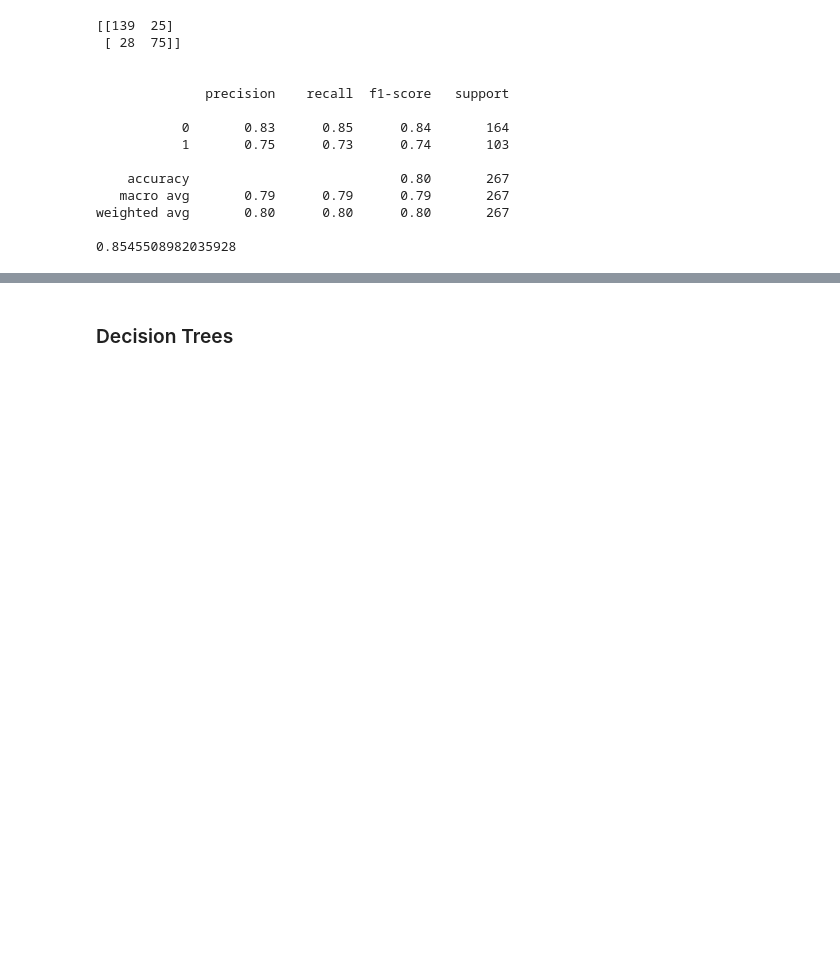
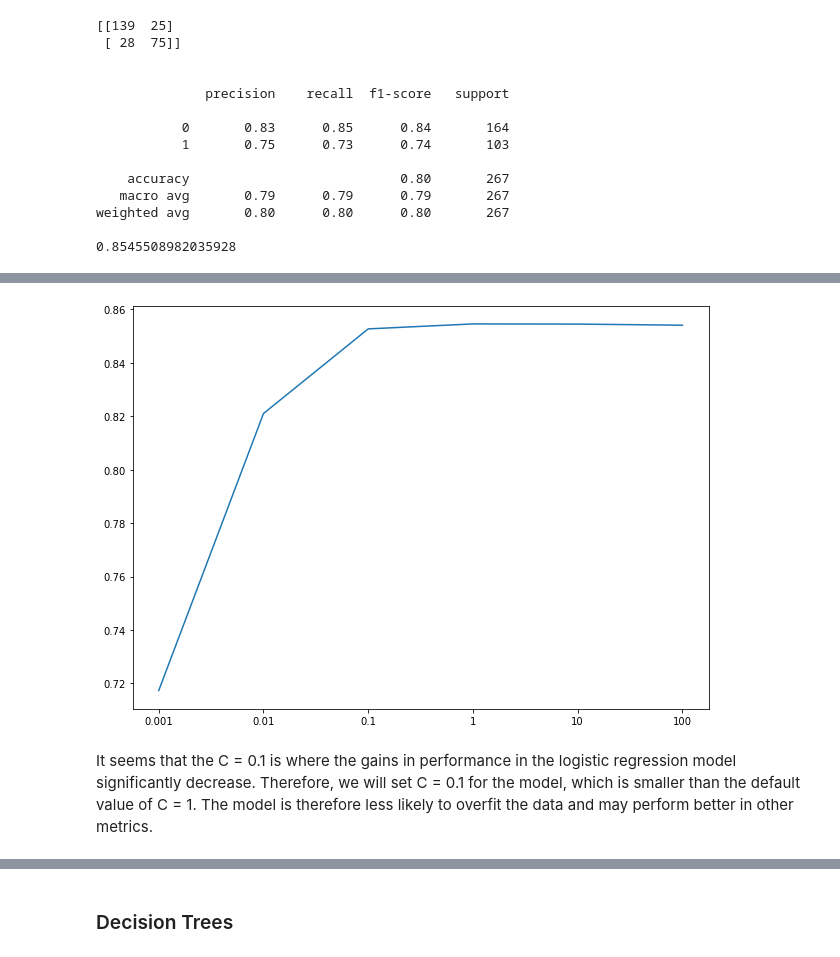
Before and after one commit to dwang0120/titanic-ML, a Jupyter notebook: Titanic - Machine Learning from Disaster.ipynb, the cells around one changed output, grey strips where cells are left out. Saved outputs shown, nothing was run; the diff lists cells and outputs as text; code cells hidden in the pictures; blank space fills up the shorter version.

```diff
--- a/Titanic - Machine Learning from Disaster.ipynb
+++ b/Titanic - Machine Learning from Disaster.ipynb
@@ -312,0 +333,32 @@ weighted avg       0.80      0.80      0.80       267
+# %%
+C_param_range = [0.001, 0.01, 0.1, 1, 10, 100]
+
+titanic_auc_table = pd.DataFrame(columns = ['C_parameter', 'Accuracy'])
+titanic_auc_table['C_parameter'] = C_param_range
+
+j = 0
+for i in C_param_range:
+    # Apply model to training data
+    logmodel = LogisticRegression(C = i, random_state = 42, max_iter = 600)
+    logmodel.fit(X_train, y_train)
+
+    # Predict with model
+    #log_pred = logmodel.predict(X_test)
+
+    # Save AUC to table
+    titanic_auc_table.iloc[j,1] = roc_auc_score(y_test, logmodel.predict_proba(X_test)[:, 1])
+
+    j += 1
+
+# Plotting out our AUC scores
+n = np.arange(6)
+fig = plt.figure(figsize = (10, 7))
+axes = fig.add_axes([0.1, 0.1, 0.8, 0.8])
+axes.plot(n, titanic_auc_table['Accuracy'])
+axes.xaxis.set_ticks(n)
+axes.xaxis.set_ticklabels(C_param_range)
+plt.show()
+# %% [output]
+[figure, added]
+# %% [markdown]
+It seems that the C = 0.1 is where the gains in performance in the logistic regression model significantly decrease. Therefore, we will set C = 0.1 for the model, which is smaller than the default value of C = 1. The model is therefore less likely to overfit the data and may perform better in other metrics.
```
Also changed, not shown: parts of 19 cells of this notebook.
